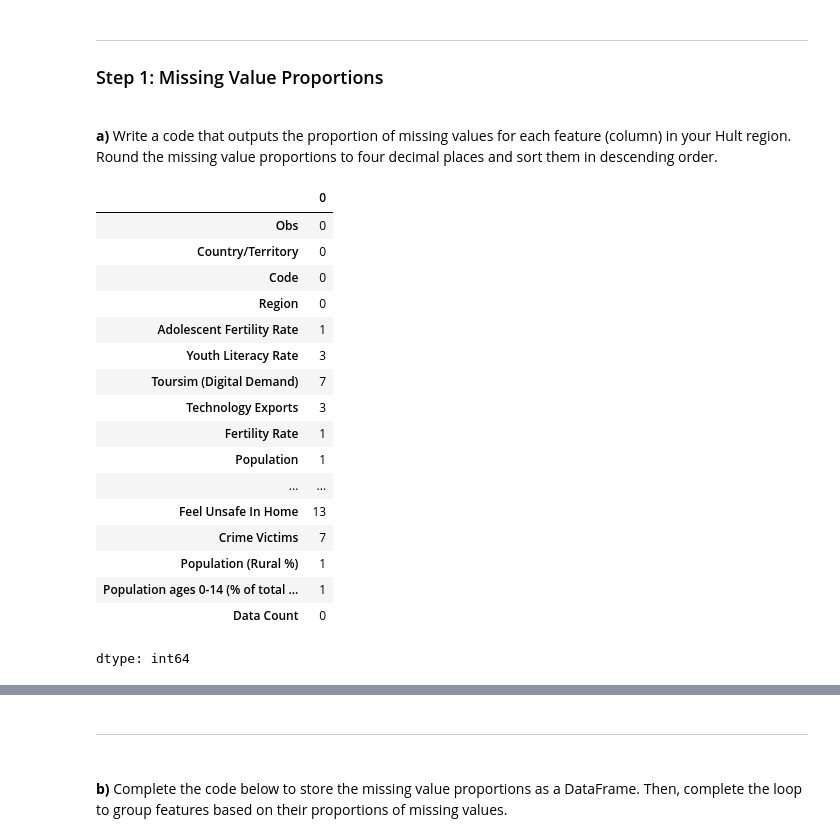
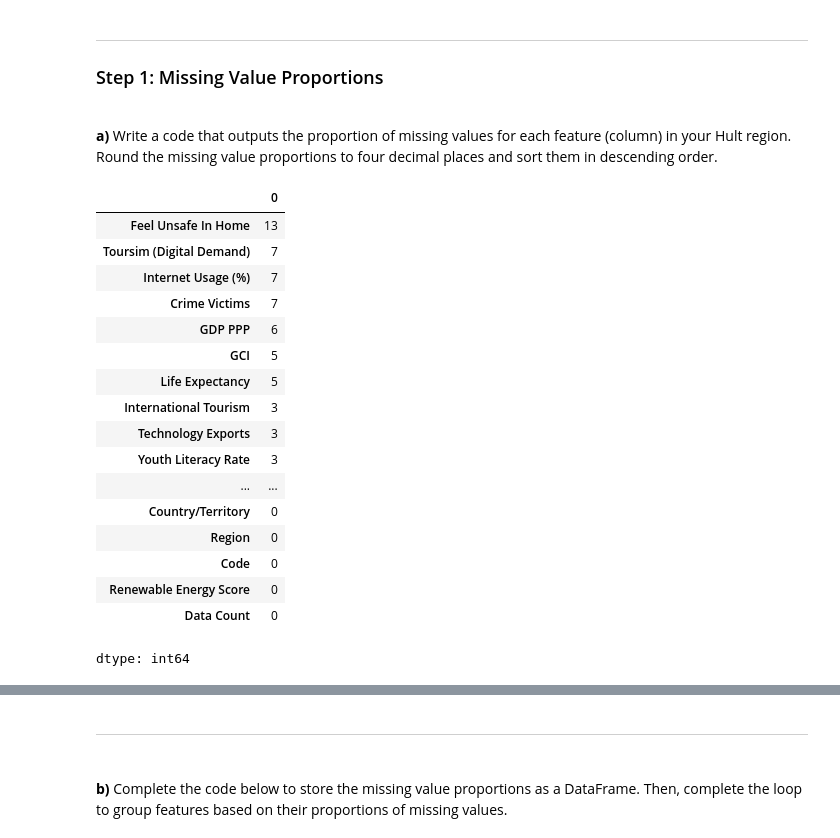
Before and after one commit to TichaonaDamis/Missing-Value-Analysis-and-Imputation-using-Python, a Jupyter notebook: Template - Missing Value Analysis and Imputation (1).ipynb, the cells around one changed output, grey strips where cells are left out. Saved outputs shown, nothing was run; the diff lists cells and outputs as text; code cells hidden in the pictures.

```diff
--- a/Template - Missing Value Analysis and Imputation (1).ipynb
+++ b/Template - Missing Value Analysis and Imputation (1).ipynb
@@ -77,25 +75,25 @@ team6.head(n = 5)
 
 <h3>Step 1: Missing Value Proportions</h3><br>
 <strong>a)</strong> Write a code that outputs the proportion of missing values for each feature (column) in your Hult region. Round the missing value proportions to four decimal places and sort them in descending order.
-# %%
-# missing value proportions
-team6.isnull().sum() # add other sum() find the total of missing values in the dataset/// .mean()
-# %% [output]
-|  | 0 |
-| Obs | 0 |
-| Country/Territory | 0 |
-| Code | 0 |
-| Region | 0 |
-| Adolescent Fertility Rate | 1 |
-| Youth Literacy Rate | 3 |
-| Toursim (Digital Demand) | 7 |
-| Technology Exports | 3 |
-| Fertility Rate | 1 |
-| Population | 1 |
-| ... | ... |
-| Feel Unsafe In Home | 13 |
-| Crime Victims | 7 |
-| Population (Rural %) | 1 |
-| Population ages 0-14 (% of total ... | 1 |
-| Data Count | 0 |
-dtype: int64
+# %%
+# missing value proportions
+team6.isna().sum().round(4).sort_values(ascending=False)
+# %% [output]
+|  | 0 |
+| Feel Unsafe In Home | 13 |
+| Toursim (Digital Demand) | 7 |
+| Internet Usage (%) | 7 |
+| Crime Victims | 7 |
+| GDP PPP | 6 |
+| GCI | 5 |
+| Life Expectancy | 5 |
+| International Tourism | 3 |
+| Technology Exports | 3 |
+| Youth Literacy Rate | 3 |
+| ... | ... |
+| Country/Territory | 0 |
+| Region | 0 |
+| Code | 0 |
+| Renewable Energy Score | 0 |
+| Data Count | 0 |
+dtype: int64
```
Also changed, not shown: parts of 11 cells of this notebook.
